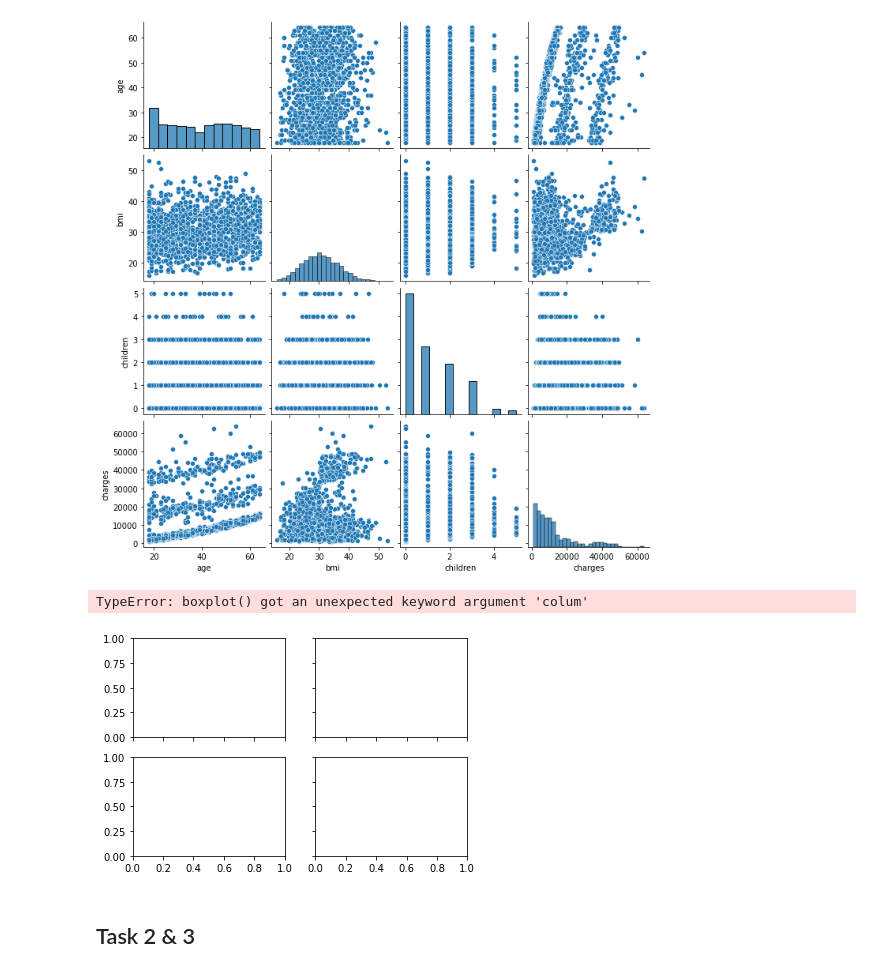
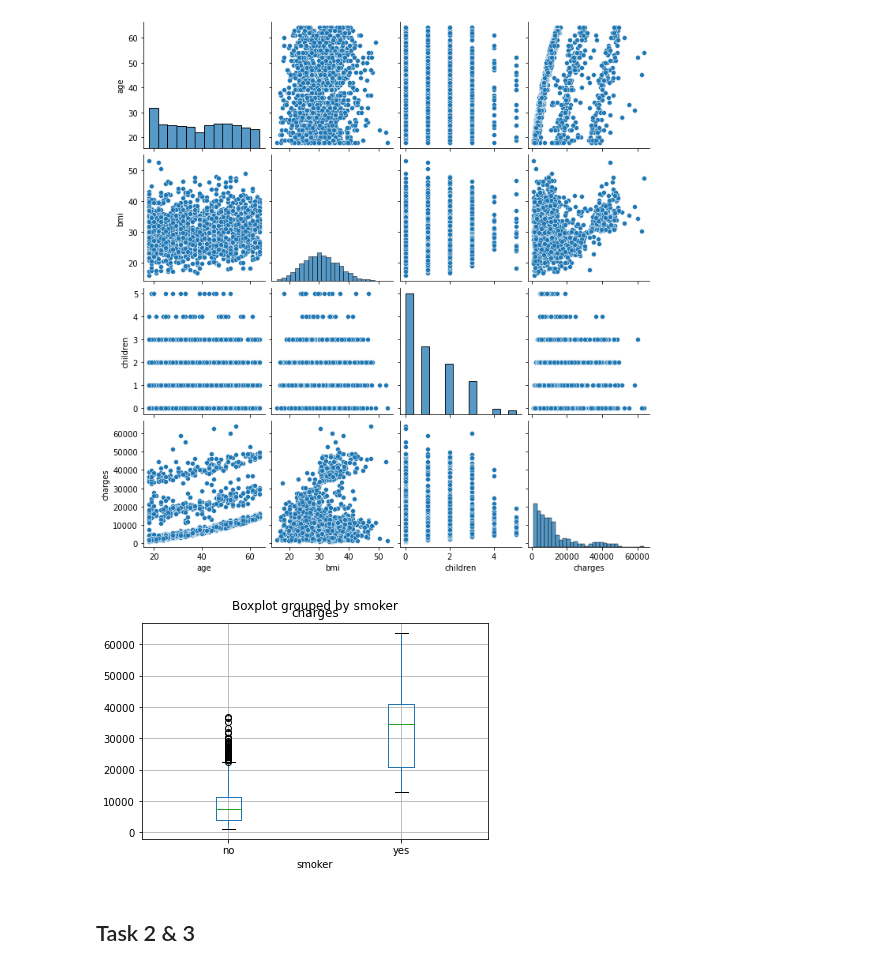
Before and after one commit to data301-2021-winter1/project-group60-project, a Jupyter notebook: notebooks/analysis1.ipynb, the cells around one changed output. Drawn from its saved outputs; the diff is of its cells as text; code cells hidden in the pictures.

```diff
--- a/notebooks/analysis1.ipynb
+++ b/notebooks/analysis1.ipynb
@@ -130,12 +130,11 @@ sns.pairplot(df)
 <seaborn.axisgrid.PairGrid at 0x...>
 [figure]
 # %%
-boxplot = df.boxplot(colum=['charges'],by="smoker")
+boxplot = df.boxplot(column=['charges'],by="smoker")
 boxplot.plot()
 plt.show()
 # %% [output]
-TypeError: boxplot() got an unexpected keyword argument 'colum'
-[figure, old version]
+[figure, new version]
 # %% [markdown]
 ## Task 2 & 3
 # %%
```
Also changed, not shown: parts of 2 cells of this notebook, 2 other files.
